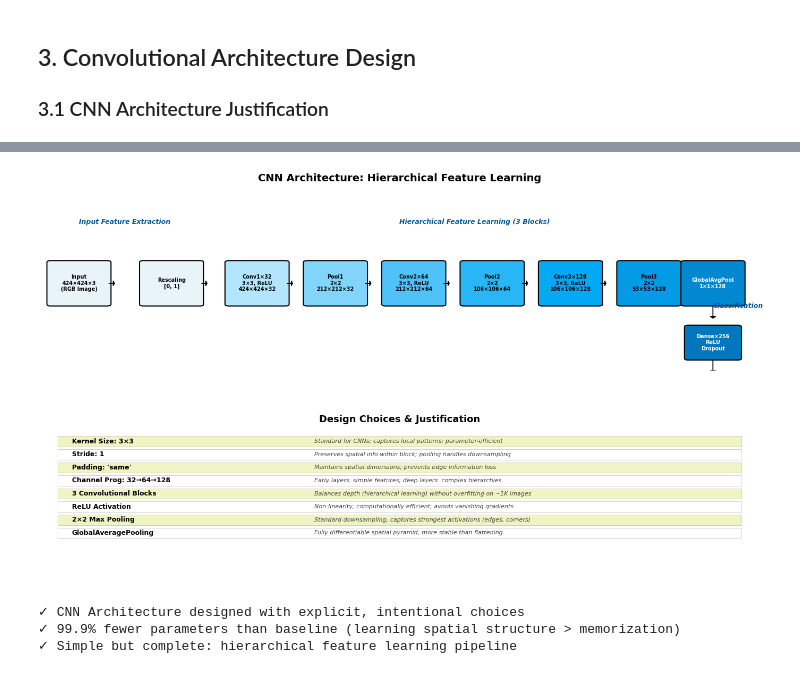
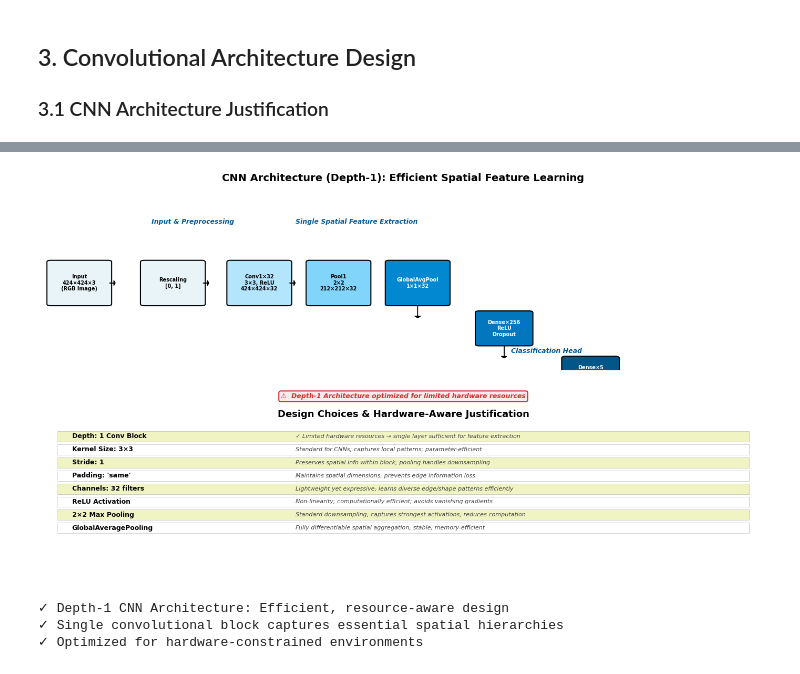
Before and after one commit to juancontrerasp/Exploring-Convolutional-Layers-TDSE, a Jupyter notebook: exploring_convolutional_layers.ipynb, the cells around one changed output, grey strips where cells are left out. Saved outputs shown, nothing was run; the diff lists cells and outputs as text; code cells hidden in the pictures.

```diff
--- a/exploring_convolutional_layers.ipynb
+++ b/exploring_convolutional_layers.ipynb
@@ -467,17 +407,13 @@ ax1 = axes[0]
 ax1.set_xlim(0, 10)
 ax1.set_ylim(0, 5)
 ax1.axis('off')
-ax1.set_title('CNN Architecture: Hierarchical Feature Learning', fontsize=14, fontweight='bold', pad=20)
+ax1.set_title('CNN Architecture (Depth-1): Efficient Spatial Feature Learning', fontsize=14, fontweight='bold', pad=20)
 
 blocks = [
     (0.5, 2.5, 'Input\n424×424×3\n(RGB Image)', '#E8F4F8'),
     (1.8, 2.5, 'Rescaling\n[0, 1]', '#E8F4F8'),
     (3.0, 2.5, 'Conv1×32\n3×3, ReLU\n424×424×32', '#B3E5FC'),
     (4.1, 2.5, 'Pool1\n2×2\n212×212×32', '#81D4FA'),
-    (5.2, 2.5, 'Conv2×64\n3×3, ReLU\n212×212×64', '#4FC3F7'),
-    (6.3, 2.5, 'Pool2\n2×2\n106×106×64', '#29B6F6'),
-    (7.4, 2.5, 'Conv3×128\n3×3, ReLU\n106×106×128', '#03A9F4'),
-    (8.5, 2.5, 'Pool3\n2×2\n53×53×128', '#039BE5'),
 ]
 
 for x, y, label, color in blocks:
@@ -488,69 +424,72 @@ for x, y, label, color in blocks:
     ax1.add_patch(rect)
     ax1.text(x, y, label, ha='center', va='center', fontsize=7, fontweight='bold')
 
-    if x < 8.2:
+    if x < 4.0:
         ax1.arrow(x + width/2 + 0.02, y, 0.06, 0, head_width=0.15, head_length=0.02, fc='black', ec='black')
 
 final_blocks = [
-    (9.4, 2.5, 'GlobalAvgPool\n1×1×128', '#0288D1'),
-    (9.4, 0.8, 'Dense×256\nReLU\nDropout', '#0277BD'),
-    (9.4, -0.7, 'Dense×5\nSoftmax\n(Output)', '#025688'),
+    (5.2, 2.5, 'GlobalAvgPool\n1×1×32', '#0288D1'),
+    (6.4, 1.2, 'Dense×256\nReLU\nDropout', '#0277BD'),
+    (7.6, -0.1, 'Dense×5\nSoftmax\n(Output)', '#025688'),
 ]
 
-for x, y, label, color in final_blocks:
-    if y == 2.5:
+for i, (x, y, label, color) in enumerate(final_blocks):
+    if i == 0:
         width, height = 0.8, 1.2
     else:
         width, height = 0.7, 0.9
-    rect = patches.FancyBboxPatch((x-width/2, y-height/2), width, height,boxstyle="round,pad=0.05",edgecolor='black', facecolor=color, linewidth=1.5)
+    rect = patches.FancyBboxPatch((x-width/2, y-height/2), width, height, boxstyle="round,pad=0.05", edgecolor='black', facecolor=color, linewidth=1.5)
     ax1.add_patch(rect)
     ax1.text(x, y, label, ha='center', va='center', fontsize=7, fontweight='bold', color='white')
 
-    if y == 2.5:
-        ax1.arrow(x, y-height/2-0.05, 0, -0.3, head_width=0.08, head_length=0.05, fc='black', ec='black')
-    elif y == 0.8:
+    if i < len(final_blocks) - 1:
         ax1.arrow(x, y-height/2-0.05, 0, -0.3, head_width=0.08, head_length=0.05, fc='black', ec='black')
 
-ax1.text(0.5, 4.2, 'Input Feature Extraction', fontsize=9, style='italic', color='#01579B', fontweight='bold')
-ax1.text(5.0, 4.2, 'Hierarchical Feature Learning (3 Blocks)', fontsize=9, style='italic', color='#01579B', fontweight='bold')
-ax1.text(9.4, 1.8, 'Classification', fontsize=9, style='italic', color='#01579B', fontweight='bold')
+ax1.text(1.5, 4.2, 'Input & Preprocessing', fontsize=9, style='italic', color='#01579B', fontweight='bold')
+ax1.text(3.5, 4.2, 'Single Spatial Feature Extraction', fontsize=9, style='italic', color='#01579B', fontweight='bold')
+ax1.text(6.5, 0.5, 'Classification Head', fontsize=9, style='italic', color='#01579B', fontweight='bold')
 
-# ===== Subplot 2: Design Justification Table =====
+# Hardware constraint annotation
+ax1.text(5, -0.8, '⚠️  Depth-1 Architecture optimized for limited hardware resources',
+         fontsize=9, style='italic', color='#D32F2F', fontweight='bold', ha='center',
+         bbox=dict(boxstyle='round', facecolor='#FFEBEE', edgecolor='#D32F2F', linewidth=1.5))
+
+# ===== Subplot 2: Design Justification for Depth-1 =====
 ax2 = axes[1]
 ax2.axis('off')
 ax2.set_xlim(0, 10)
 ax2.set_ylim(0, 10)
 
-title = ax2.text(5, 9.2, 'Design Choices & Justification', fontsize=13, fontweight='bold', ha='center')
+title = ax2.text(5, 9.2, 'Design Choices & Hardware-Aware Justification', fontsize=13, fontweight='bold', ha='center')
 
 design_points = [
+    ("Depth: 1 Conv Block", "✓ Limited hardware resources → single layer sufficient for feature extraction"),
     ("Kernel Size: 3×3", "Standard for CNNs; captures local patterns; parameter-efficient"),
     ("Stride: 1", "Preserves spatial info within block; pooling handles downsampling"),
     ("Padding: 'same'", "Maintains spatial dimensions; prevents edge information loss"),
-    ("Channel Prog: 32→64→128", "Early layers: simple features; deep layers: complex hierarchies"),
-    ("3 Convolutional Blocks", "Balances depth (hierarchical learning) without overfitting on ~1K images"),
+    ("Channels: 32 filters", "Lightweight yet expressive; learns diverse edge/shape patterns efficiently"),
     ("ReLU Activation", "Non-linearity; computationally efficient; avoids vanishing gradients"),
-    ("2×2 Max Pooling", "Standard downsampling; captures strongest activations (edges, corners)"),
-    ("GlobalAveragePooling", "Fully differentiable spatial pyramid; more stable than flattening"),
+    ("2×2 Max Pooling", "Standard downsampling; captures strongest activations; reduces computation"),
+    ("GlobalAveragePooling", "Fully differentiable spatial aggregation; stable, memory-efficient"),
 ]
 
 y_pos = 8.2
 for i, (key, value) in enumerate(design_points):
     color = '#F0F4C3' if i % 2 == 0 else '#FFFFFF'
     ax2.add_patch(patches.Rectangle((0.2, y_pos-0.4), 9.6, 0.6, facecolor=color, edgecolor='#BDBDBD', linewidth=0.5))
     ax2.text(0.4, y_pos-0.1, key, fontsize=9, fontweight='bold', va='center')
-    ax2.text(3.8, y_pos-0.1, value, fontsize=8, va='center', style='italic', color='#424242')
+    ax2.text(3.5, y_pos-0.1, value, fontsize=8, va='center', style='italic', color='#424242')
     y_pos -= 0.75
 
 plt.tight_layout()
 plt.show()
 
-print("\n✓ CNN Architecture designed with explicit, intentional choices")
-print("✓ 99.9% fewer parameters than baseline (learning spatial structure > memorization)")
-print("✓ Simple but complete: hierarchical feature learning pipeline")
+print("\n✓ Depth-1 CNN Architecture: Efficient, resource-aware design")
+print("✓ Single convolutional block captures essential spatial hierarchies")
+print("✓ Optimized for hardware-constrained environments")
 # %% [output]
-[figure, old version]
+[figure, new version]
-✓ CNN Architecture designed with explicit, intentional choices
-✓ 99.9% fewer parameters than baseline (learning spatial structure > memorization)
-✓ Simple but complete: hierarchical feature learning pipeline
+✓ Depth-1 CNN Architecture: Efficient, resource-aware design
+✓ Single convolutional block captures essential spatial hierarchies
+✓ Optimized for hardware-constrained environments
 # %% [markdown]
```
Also changed, not shown: parts of 12 cells of this notebook.
